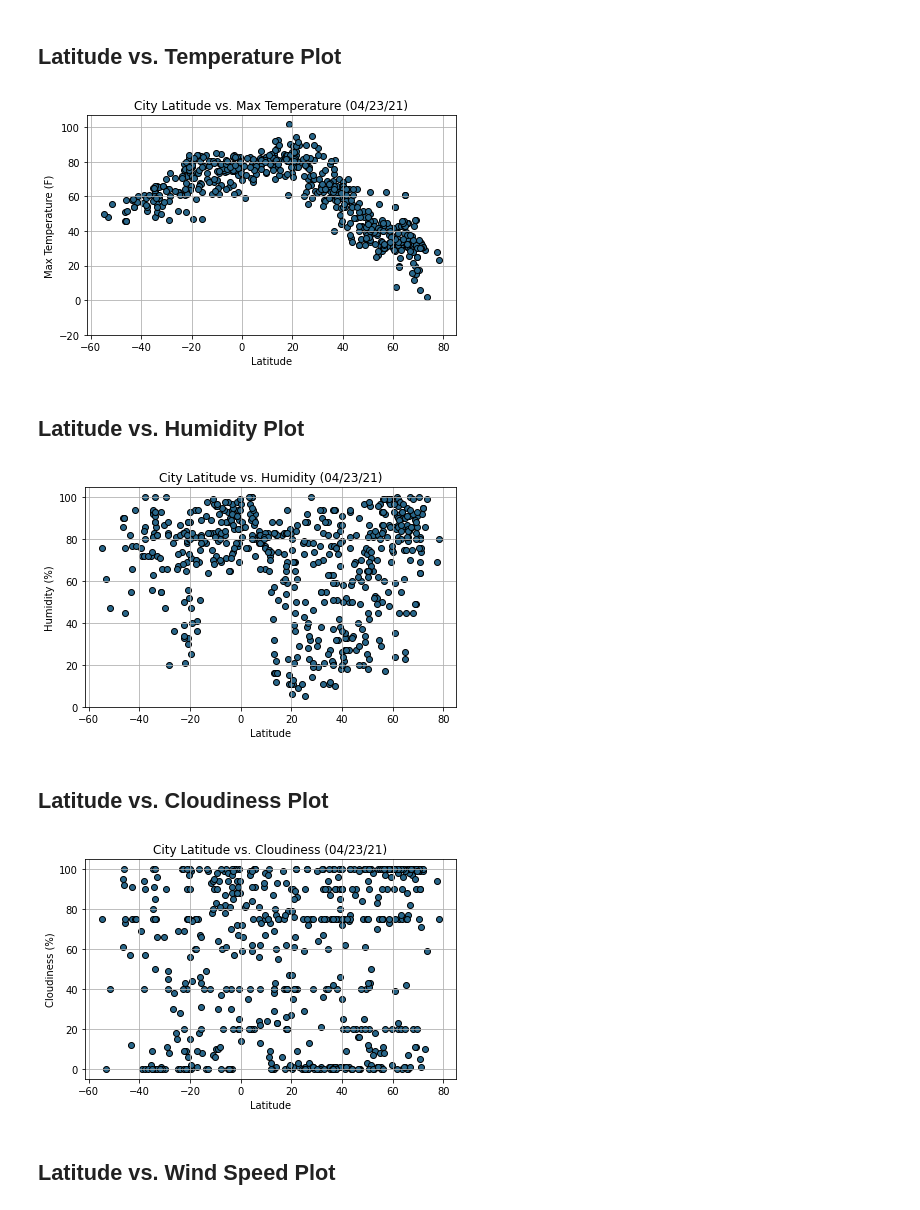
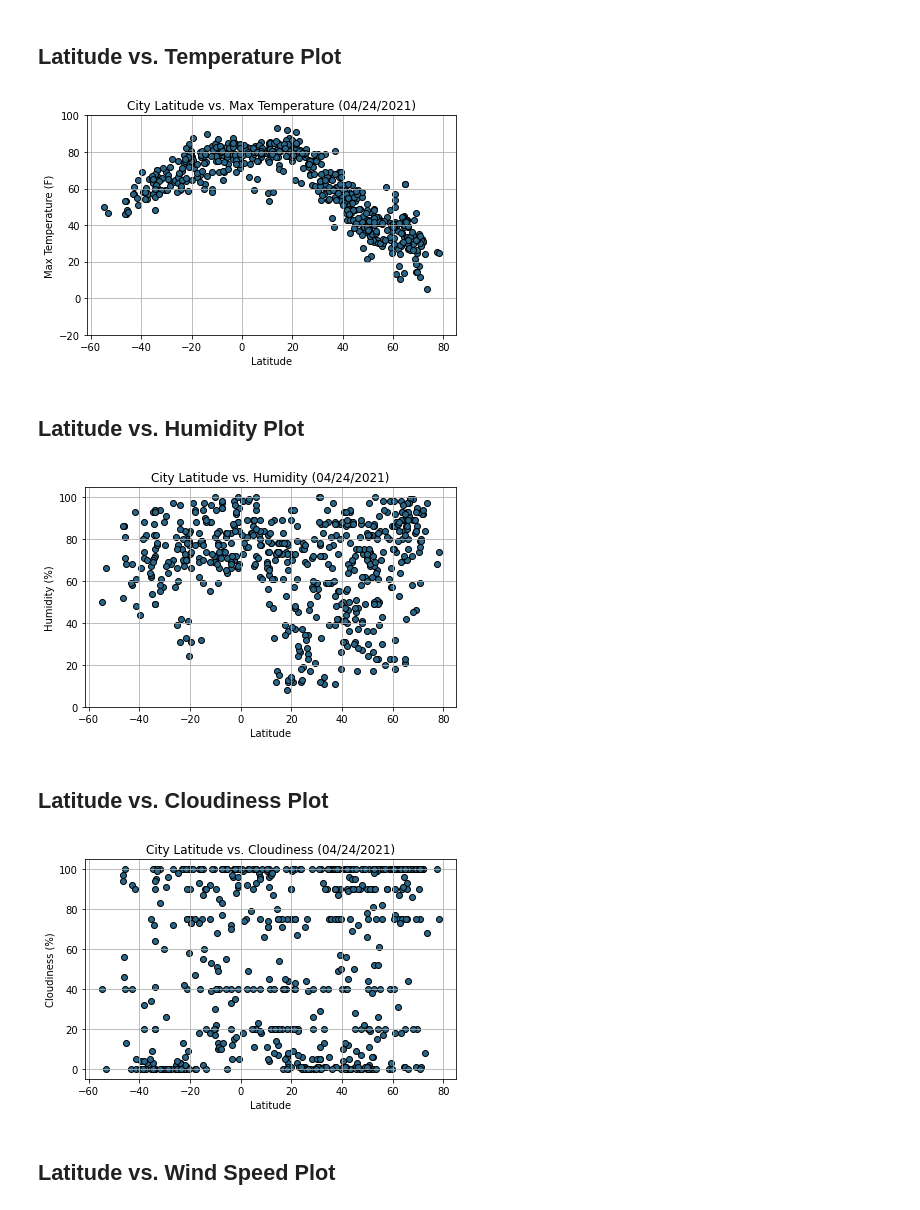
Before and after one commit to moriahtaylor1/python-api-challenge, a Jupyter notebook: WeatherPy/WeatherPy.ipynb, the cells around one changed output. Drawn from its saved outputs; the diff is of its cells as text; code cells hidden in the pictures.

```diff
--- a/WeatherPy/WeatherPy.ipynb
+++ b/WeatherPy/WeatherPy.ipynb
@@ -187,7 +199,7 @@ x_ticks = np.arange(-60, 100, 20)
 #plot
 plt.scatter(x_values,y_values, marker="o", c="#28668a", edgecolors="black")
 #labels
-plt.title('City Latitude vs. Max Temperature (04/23/21)')
+plt.title('City Latitude vs. Max Temperature (04/24/2021)')
 plt.xlabel('Latitude')
 plt.ylabel('Max Temperature (F)')
 plt.xticks(x_ticks)
@@ -201,7 +213,7 @@ plt.savefig("images/lat_vs_maxtemp.png")
 #show plot
 plt.show()
 # %% [output]
-[figure, old version]
+[figure, new version]
 # %% [markdown]
 ## Latitude vs. Humidity Plot
 # %%
@@ -214,7 +226,7 @@ x_ticks = np.arange(-60, 100, 20)
 #plot
 plt.scatter(x_values,y_values, marker="o", c="#28668a", edgecolors="black")
 #labels
-plt.title('City Latitude vs. Humidity (04/23/21)')
+plt.title('City Latitude vs. Humidity (04/24/2021)')
 plt.xlabel('Latitude')
 plt.ylabel('Humidity (%)')
 plt.xticks(x_ticks)
@@ -228,34 +240,34 @@ plt.savefig("images/lat_vs_humidity.png")
 #show plot
 plt.show()
 # %% [output]
-[figure, old version]
+[figure, new version]
 # %% [markdown]
 ## Latitude vs. Cloudiness Plot
 # %%
 #scatterplot latitude vs. humidity
 x_values = city_df['Lat']
 y_values = city_df['Cloudiness']
 y_ticks = np.arange(0, 120, 20)
 x_ticks = np.arange(-60, 100, 20)
 
 #plot
 plt.scatter(x_values,y_values, marker="o", c="#28668a", edgecolors="black")
 #labels
-plt.title('City Latitude vs. Cloudiness (04/23/21)')
+plt.title('City Latitude vs. Cloudiness (04/24/2021)')
 plt.xlabel('Latitude')
 plt.ylabel('Cloudiness (%)')
 plt.xticks(x_ticks)
 plt.yticks(y_ticks)
 plt.grid()
 
 plt.tight_layout()
 #save as png
 plt.savefig("images/lat_vs_cloudiness.png")
 
 #show plot
 plt.show()
 # %% [output]
-[figure, old version]
+[figure, new version]
 # %% [markdown]
 ## Latitude vs. Wind Speed Plot
 # %%
```
Also changed, not shown: parts of 18 cells of this notebook.
